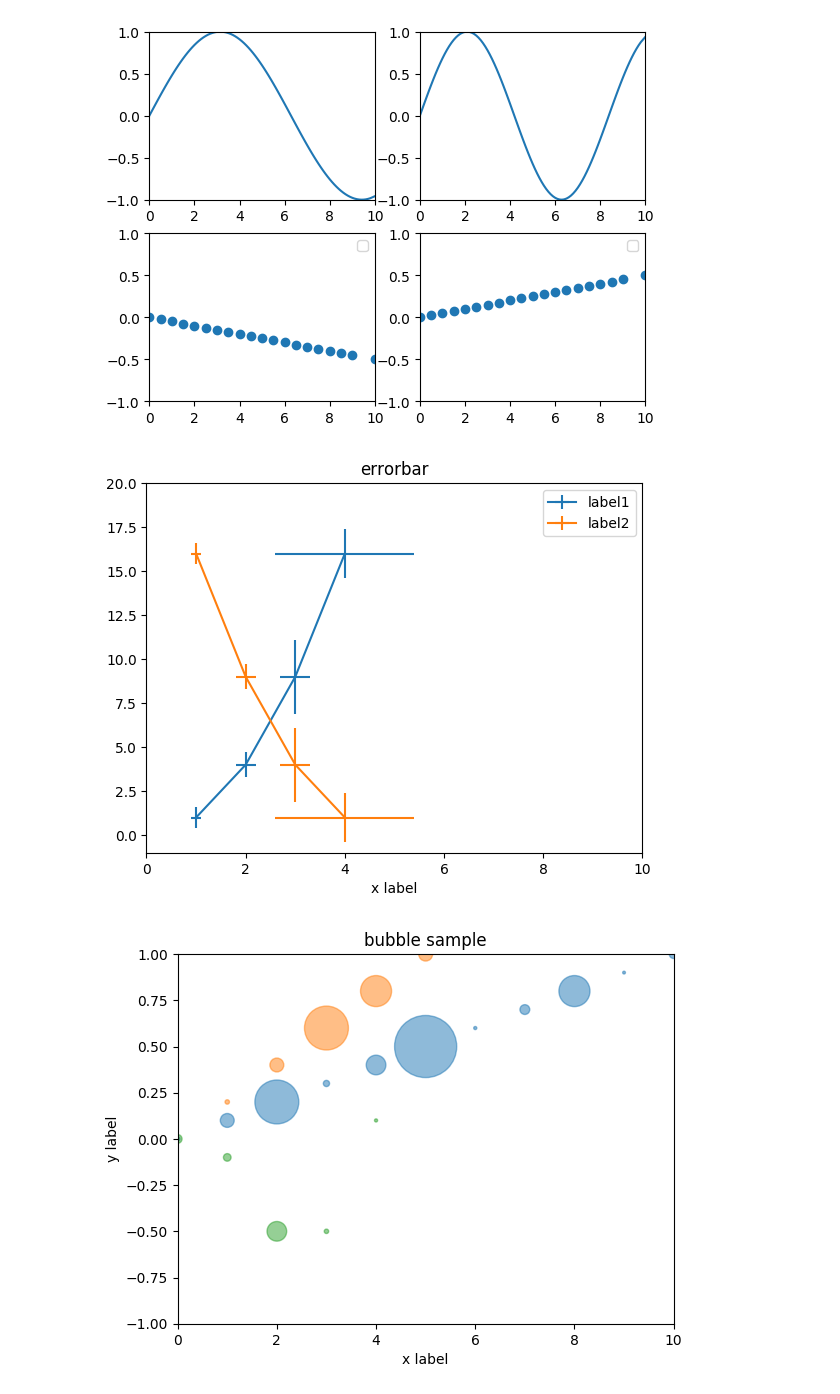
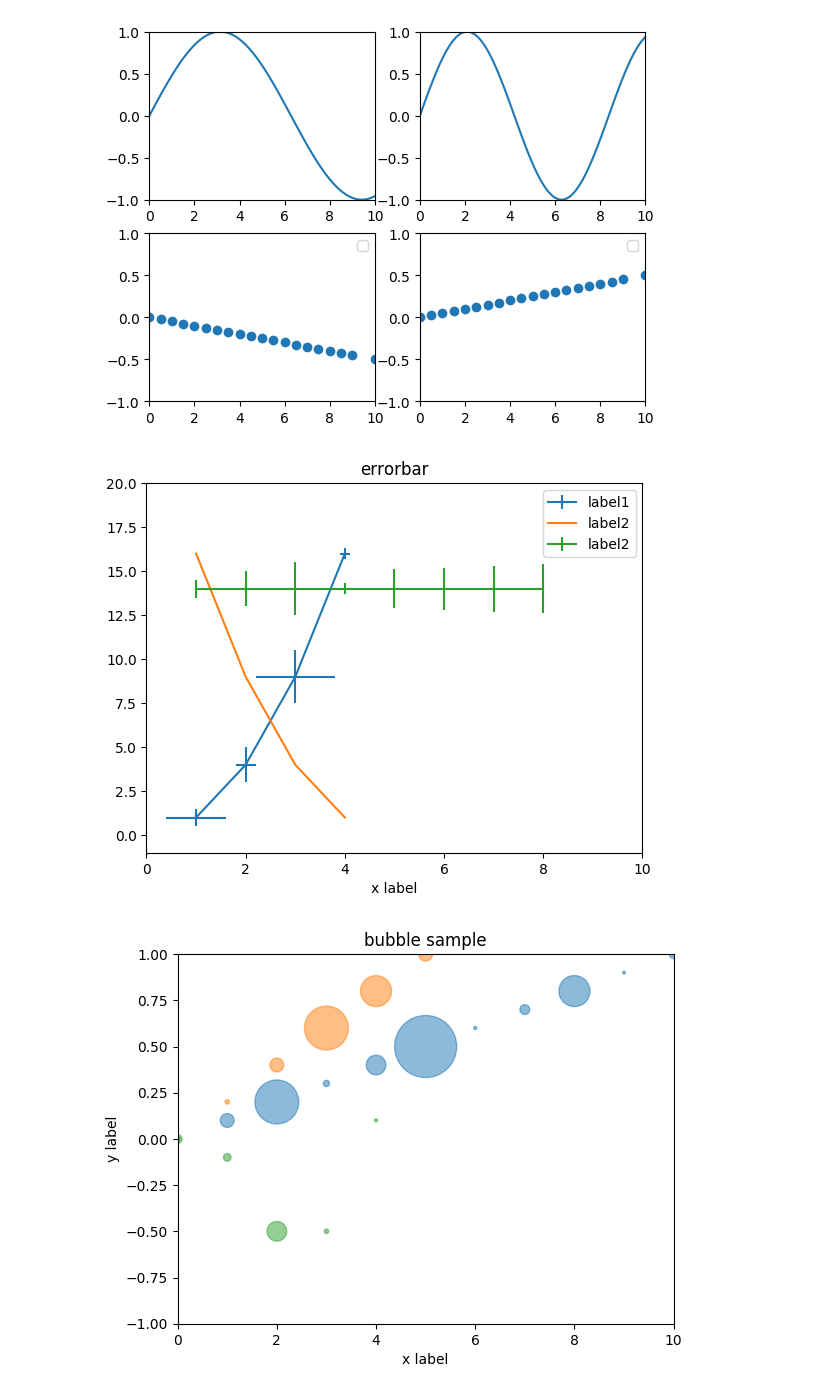
Before and after one commit to red-data-tools/charty, a Jupyter notebook: examples/sample_matplotlib.ipynb, the cells around one changed output. Cells and saved outputs as stored; diff of their text form; code cells hidden in the pictures.

Commit message:
xerr, yerr can be specified for each graph

```diff
--- a/examples/sample_matplotlib.ipynb
+++ b/examples/sample_matplotlib.ipynb
@@ -98,17 +98,16 @@ grid_layout.render("sample_images/subplot2_matplot.png")
 [figure]
 # %%
 errorbar = charty.errorbar do
-  series [1,2,3,4], [1,4,9,16], label: 'label1'
+  series [1,2,3,4], [1,4,9,16], xerr: [0.5,1.0,1.5,0.3], yerr: [0.6,0.2,0.8,0.1], label: 'label1'
   series [1,2,3,4], [16,9,4,1], label: 'label2'
+  series [1,2,3,4,5,6,7,8], [14,14,14,14,14,14,14,14], label: 'label2', xerr: [0.5,1.0,1.5,0.3, 1.1, 1.2, 1.3, 1.4]
   range x: 0..10, y: -1..20
-  yerr [0.6,0.7,2.1,1.4]
-  xerr [0.1,0.2,0.3,1.4]
   xlabel 'x label'
   title 'errorbar'
 end
 errorbar.render("sample_images/errorbar_matplot.png")
 # %% [output]
-[figure, old version]
+[figure, new version]
 # %%
 bubble = charty.bubble do
   series 0..10, (0..1).step(0.1), [10, 100, 1000, 20, 200, 2000, 5, 50, 500, 4, 40], label: 'sample1'
```
Also changed, not shown: parts of 1 cell of this notebook, 2 other files.
